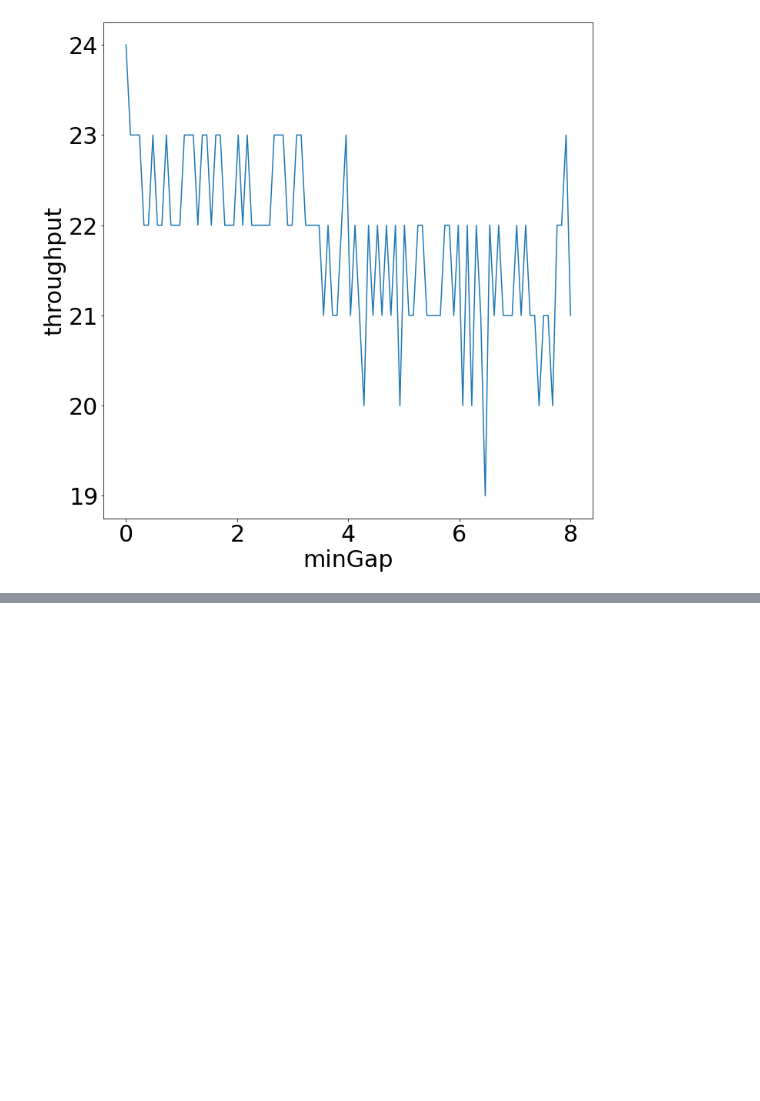
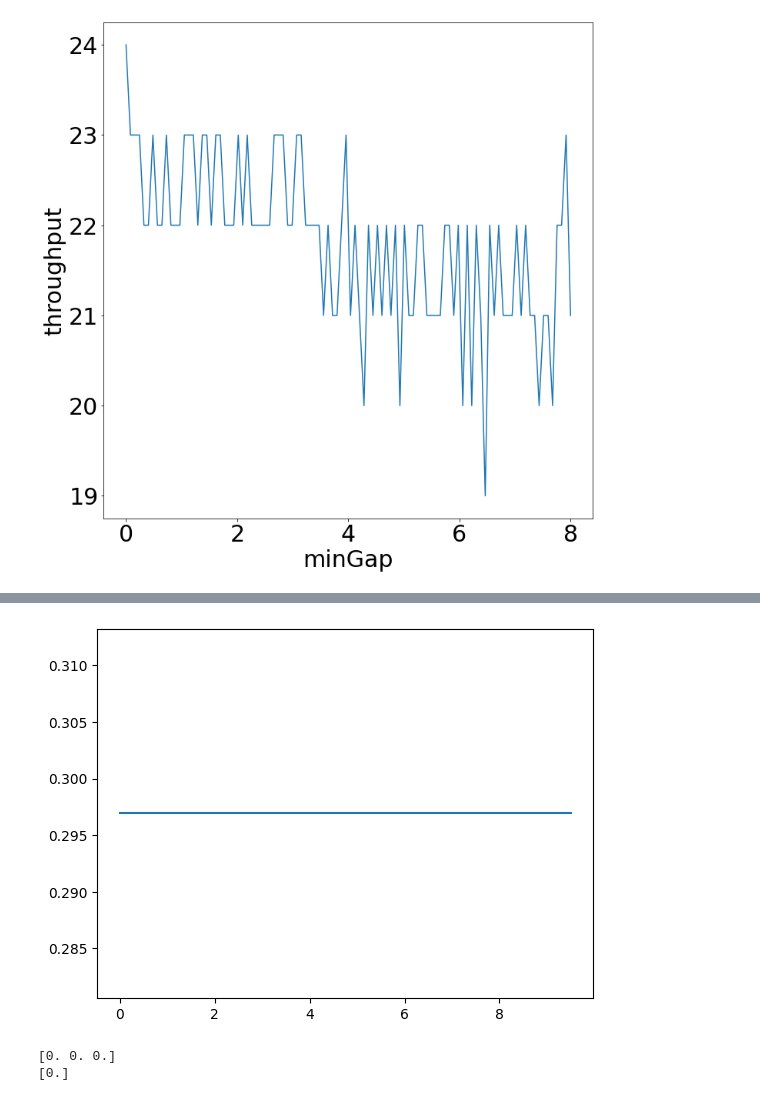
Before and after one commit to KugutAndrei/Hakashinka, a Jupyter notebook: main.ipynb, the cells around one changed output, grey strips where cells are left out. Cells and saved outputs as stored; diff of their text form; code cells hidden in the pictures; blank space fills up the shorter version.

```diff
--- a/main.ipynb
+++ b/main.ipynb
@@ -388,0 +397,9 @@ ans = sol.x
+# %%
+x = np.arange(0, 10, 0.5)
+y = []
+for el in x:
+    y.append(loss(el, 'test4', 250))
+plt.plot(x, y)
+plt.show()
+# %% [output]
+[figure, added]
@@ -388,0 +460,6 @@ ans = sol.x
+# %%
+print(obj.predict([50, 60, 70]))
+print(obj.predict(100))
+# %% [output]
+[0. 0. 0.]
+[0.]
```
Also changed, not shown: parts of 12 cells of this notebook, 6 other files.
